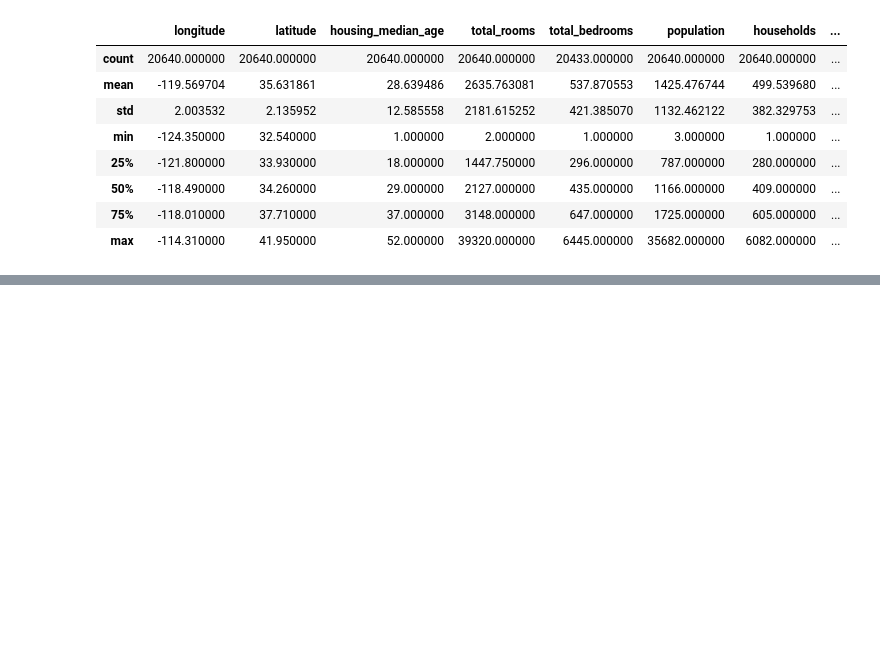
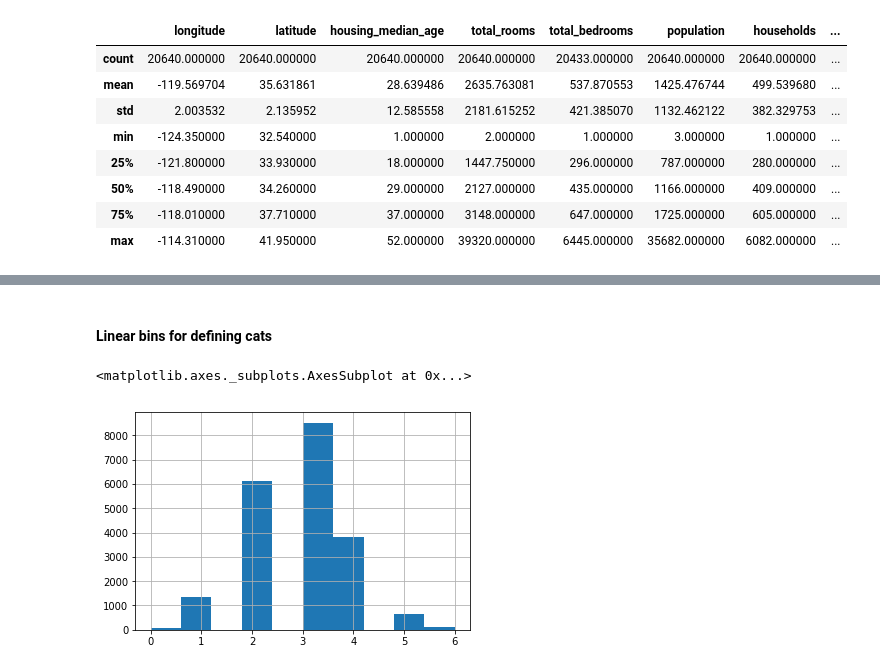
Before and after one commit to corasantos/ML-Preparation-Housing, a Jupyter notebook: housing_notebook.ipynb, the cells around one changed output, grey strips where cells are left out. Cells and saved outputs as stored; diff of their text form; code cells hidden in the pictures; blank space fills up the shorter version.

```diff
--- a/housing_notebook.ipynb
+++ b/housing_notebook.ipynb
@@ -68,0 +156,13 @@ raw.describe()
+# %% [markdown]
+#### Linear bins for defining cats
+# %%
+raw['log_median_income'] = np.log(1+raw.median_income)
+cats = np.linspace(min(raw.log_median_income),
+                   max(raw.log_median_income),
+                   7)
+raw['median_income_cat'] = np.argmin(abs(np.repeat(cats,len(raw)).reshape((len(cats),len(raw))) - raw.log_median_income.values),0)
+
+raw.median_income_cat.hist()
+# %% [output]
+<matplotlib.axes._subplots.AxesSubplot at 0x...>
+[figure, added]
```
Also changed, not shown: parts of 17 cells of this notebook.
